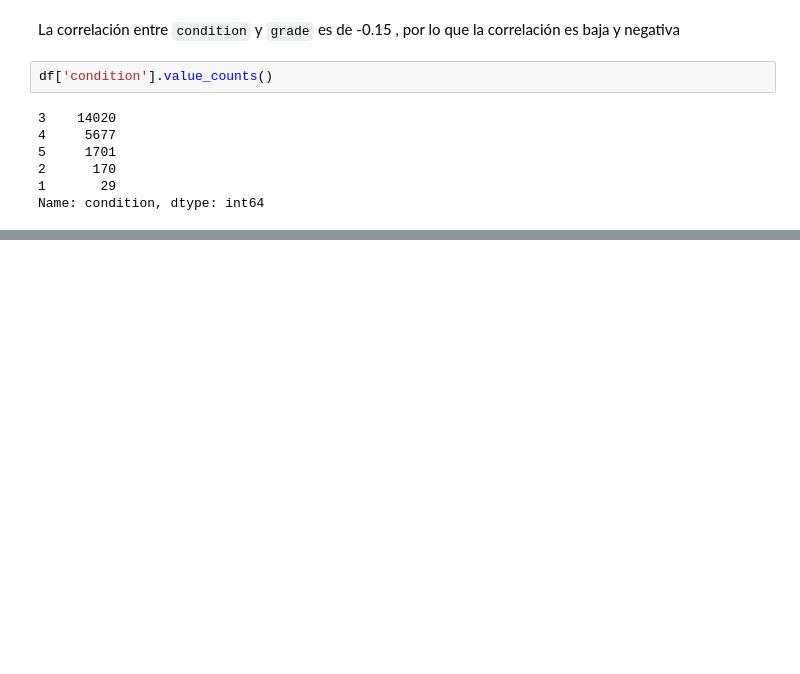
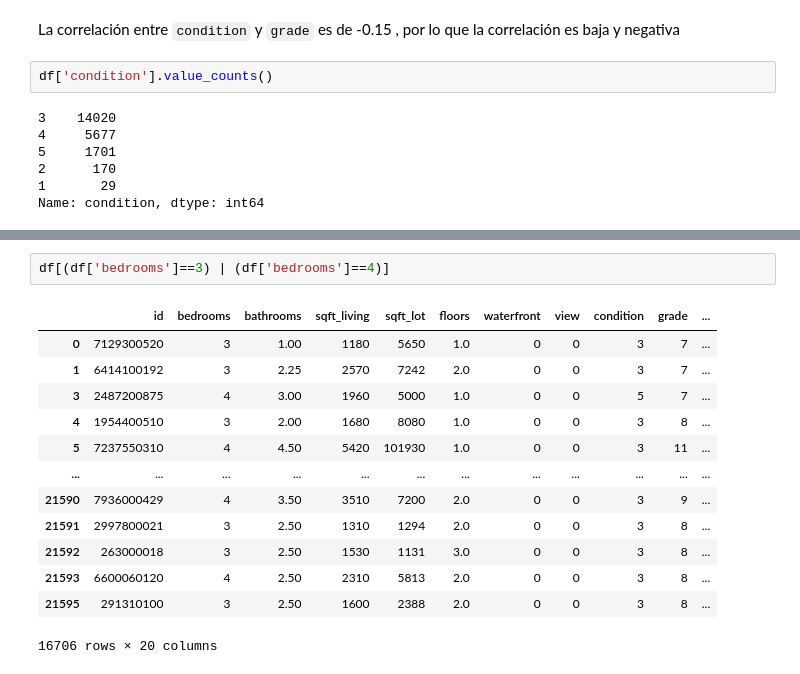
Before and after one commit to GonzaloGmv/Final_project_ironhack, a Jupyter notebook: python_questions.ipynb, the cells around one changed output, grey strips where cells are left out. Drawn from its saved outputs; the diff is of its cells as text; blank space fills up the shorter version.

```diff
--- a/python_questions.ipynb
+++ b/python_questions.ipynb
@@ -225,0 +236,16 @@ Name: condition, dtype: int64
+# %%
+df[(df['bedrooms']==3) | (df['bedrooms']==4)]
+# %% [output]
+|  | id | bedrooms | bathrooms | sqft_living | sqft_lot | floors | waterfront | view | condition | grade | ... |
+| 0 | 7129300520 | 3 | 1.00 | 1180 | 5650 | 1.0 | 0 | 0 | 3 | 7 | ... |
+| 1 | 6414100192 | 3 | 2.25 | 2570 | 7242 | 2.0 | 0 | 0 | 3 | 7 | ... |
+| 3 | 2487200875 | 4 | 3.00 | 1960 | 5000 | 1.0 | 0 | 0 | 5 | 7 | ... |
+| 4 | 1954400510 | 3 | 2.00 | 1680 | 8080 | 1.0 | 0 | 0 | 3 | 8 | ... |
+| 5 | 7237550310 | 4 | 4.50 | 5420 | 101930 | 1.0 | 0 | 0 | 3 | 11 | ... |
+| ... | ... | ... | ... | ... | ... | ... | ... | ... | ... | ... | ... |
+| 21590 | 7936000429 | 4 | 3.50 | 3510 | 7200 | 2.0 | 0 | 0 | 3 | 9 | ... |
+| 21591 | 2997800021 | 3 | 2.50 | 1310 | 1294 | 2.0 | 0 | 0 | 3 | 8 | ... |
+| 21592 | 263000018 | 3 | 2.50 | 1530 | 1131 | 3.0 | 0 | 0 | 3 | 8 | ... |
+| 21593 | 6600060120 | 4 | 2.50 | 2310 | 5813 | 2.0 | 0 | 0 | 3 | 8 | ... |
+| 21595 | 291310100 | 3 | 2.50 | 1600 | 2388 | 2.0 | 0 | 0 | 3 | 8 | ... |
+16706 rows × 20 columns
```
Also changed, not shown: parts of 10 cells of this notebook.
